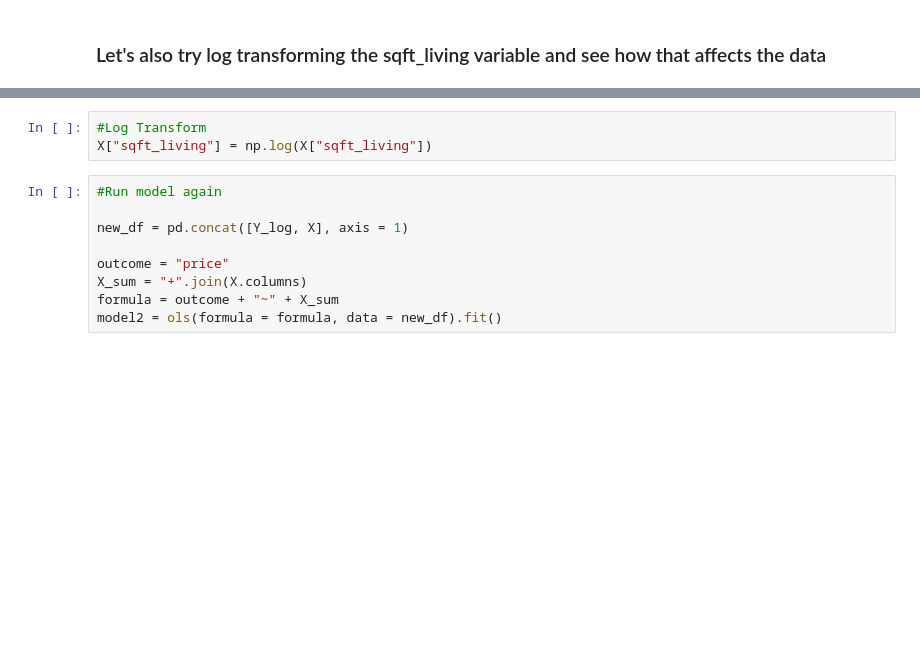
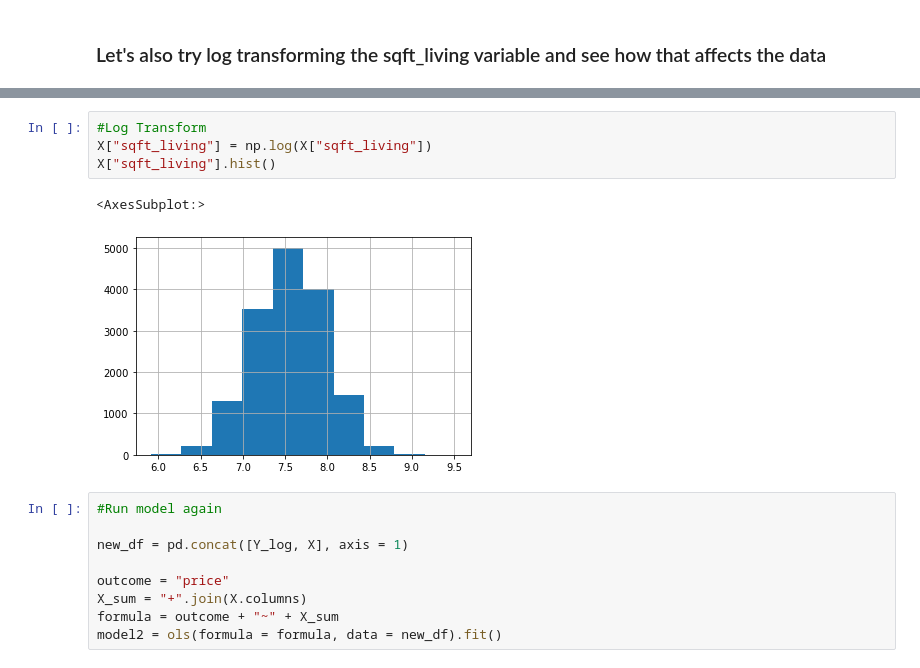
Before and after one commit to aharri123/dsc-phase-2-project-v2-3, a Jupyter notebook: student.ipynb, the cells around one changed output, grey strips where cells are left out. Saved outputs shown, nothing was run; the diff lists cells and outputs as text; blank space fills up the shorter version.

```diff
--- a/student.ipynb
+++ b/student.ipynb
@@ -681,6 +692,10 @@ After log transforming our price variable we can see that:
 # %%
 #Log Transform
 X["sqft_living"] = np.log(X["sqft_living"])
+X["sqft_living"].hist()
+# %% [output]
+<AxesSubplot:>
+[figure, added]
 # %%
 #Run model again
 
```
Also changed, not shown: parts of 22 cells of this notebook.
